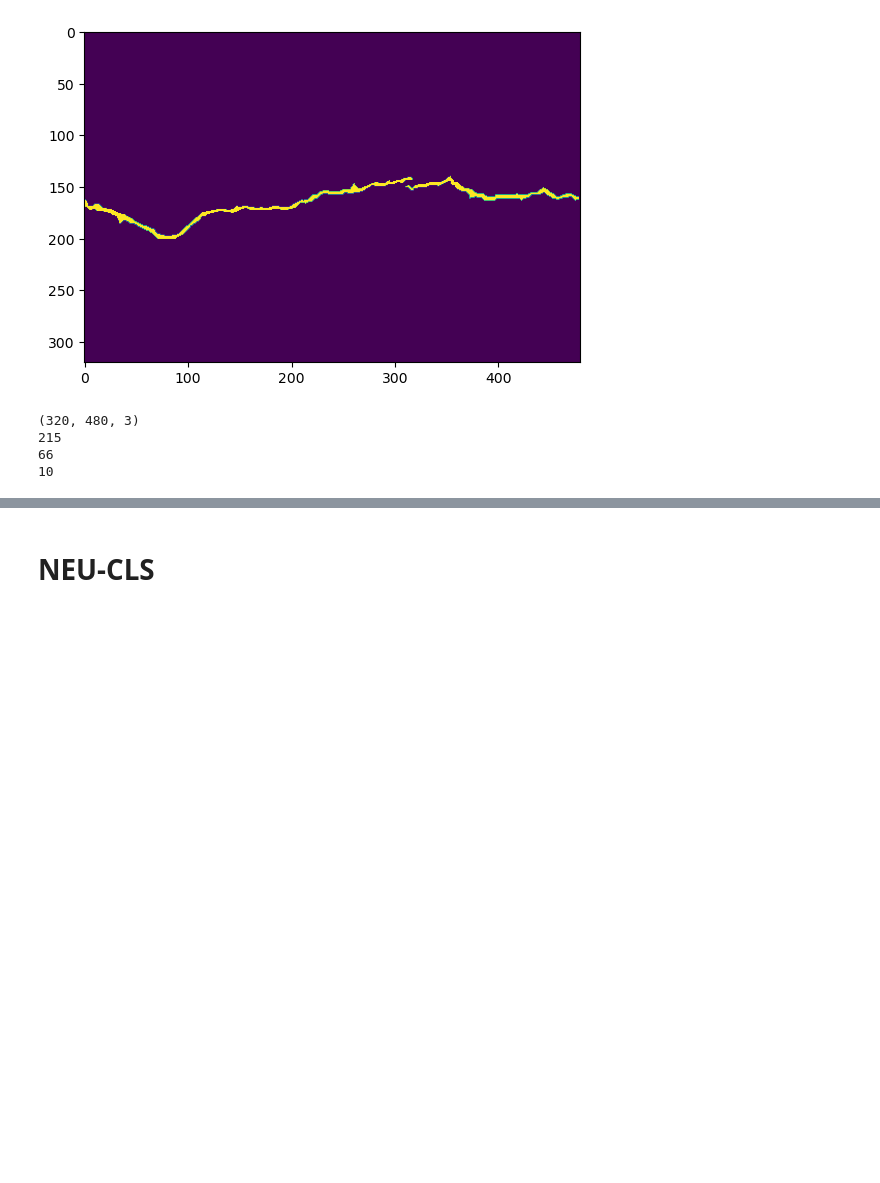
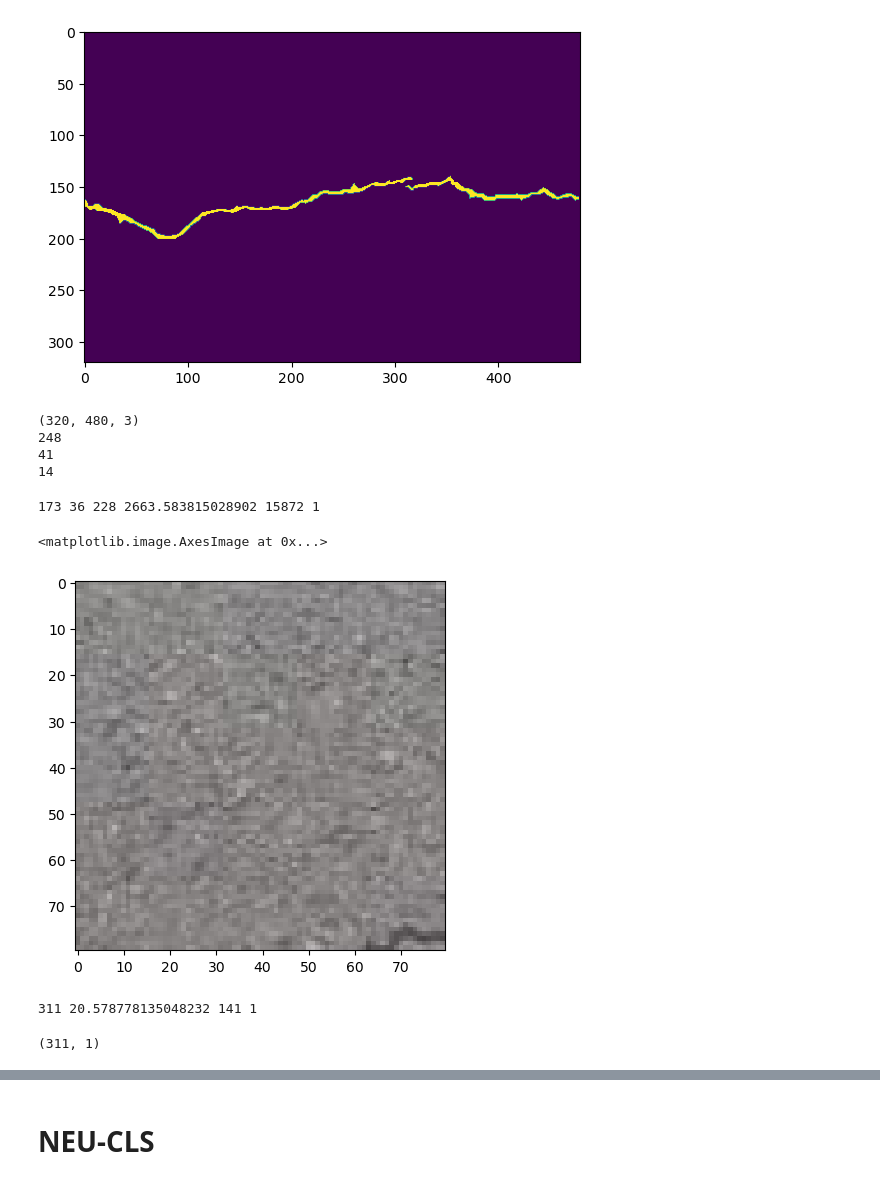
Before and after one commit to Jing-G2/Defect-Detection-exp, a Jupyter notebook: preprocessing/data_extract.ipynb, the cells around one changed output, grey strips where cells are left out. Cells and saved outputs as stored; diff of their text form; code cells hidden in the pictures; blank space fills up the shorter version.

```diff
--- a/preprocessing/data_extract.ipynb
+++ b/preprocessing/data_extract.ipynb
@@ -70,7 +71,7 @@ plt.imshow(gt['groundTruth'][0, 0][0])
 <matplotlib.image.AxesImage at 0x...>
 [figure]
 # %%
-img = plt.imread(os.path.join(image_path , '039.jpg'))
+img = plt.imread(os.path.join(image_path , '038.jpg'))
 
 print(img.shape)
 print(img.max())
@@ -78,19 +79,27 @@ print(img.min())
 print(len(np.unique(img//16)))
 # %% [output]
 (320, 480, 3)
-215
-66
-10
+248
+41
+14
+# %%
+import matplotlib.colors as colors
+sample = os.path.join(image_path, '001.jpg')
+img_whole = cv2.cvtColor(cv2.imread(sample), cv2.COLOR_BGR2RGB)
+colors, counts = np.unique(img_whole, return_counts=True)
+print(len(colors), colors.min(), colors.max(),counts.mean(), counts.max(), counts.min())
+# %% [output]
+173 36 228 2663.583815028902 15872 1
 # %%
 from math import ceil
 
-i, j = 0, 1
-img_patch = img[i * 80:(i + 1) * 80, j * 80:(j + 1) * 80]
+i, j = 1, 2
+img = img_whole[i * 80:(i + 1) * 80, j * 80:(j + 1) * 80]
 
 # plt.imshow(img_patch)
 # plt.xlabel('X Label')
 # plt.ylabel('Y Label')
-img_patch = img_patch // 16
+img_patch = img
 
 nodes = []
 height, width = img_patch.shape[0], img_patch.shape[1]
@@ -98,3 +107,48 @@ unit_size = 8
 
 patch_x_max = ceil(height / unit_size)
 patch_y_max = ceil(width / unit_size)
+# %%
+plt.imshow(img)
+# %% [output]
+<matplotlib.image.AxesImage at 0x...>
+[figure, added]
+# %%
+colors, counts = np.unique(img.reshape(-1, 3), return_counts=True, axis=0)
+print(len(colors), counts.mean(), counts.max(), counts.min())
+# list(zip(colors, counts, (counts / 6400 * 100)))
+# %% [output]
+311 20.578778135048232 141 1
+# %%
+from sklearn.manifold import TSNE
+from sklearn.metrics import pairwise_distances
+from colormath.color_objects import sRGBColor, LabColor
+from colormath.color_conversions import convert_color
+from colormath.color_diff import delta_e_cie2000
+import warnings
+warnings.filterwarnings("ignore")
+
+def color_difference(color1, color2):
+    rgb_color1 = sRGBColor(rgb_r=color1[0],
+                           rgb_g=color1[1],
+                           rgb_b=color1[2],
+                           is_upscaled=True)
+    rgb_color2 = sRGBColor(rgb_r=color2[0],
+                           rgb_g=color2[1],
+                           rgb_b=color2[2],
+                           is_upscaled=True)
+    lab_color1 = convert_color(rgb_color1, LabColor)
+    lab_color2 = convert_color(rgb_color2, LabColor)
+    delta_e = delta_e_cie2000(lab_color1, lab_color2)
+    # fix no asscalar problem by replacing by ndarray.item
+    return delta_e
+
+
+distances = pairwise_distances(colors, metric=color_difference, n_jobs=-1)
+tsne = TSNE(n_components=1,
+            metric='precomputed',
+            learning_rate='auto',
+            n_iter=500)
+tsne_result = tsne.fit_transform(distances)
+tsne_result.shape
+# %% [output]
+(311, 1)
```
Also changed, not shown: parts of 9 cells of this notebook, 5 other files.
